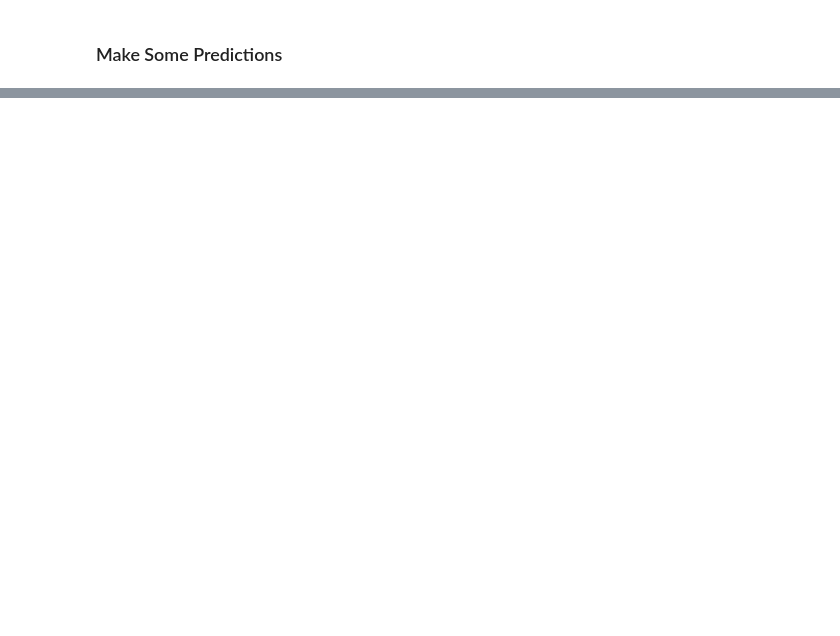
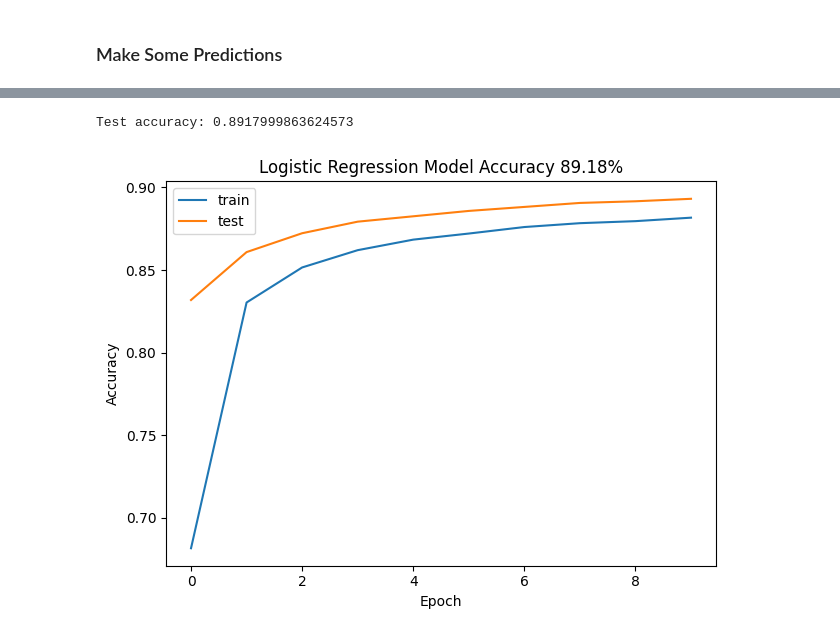
Before and after one commit to acard5meg/ece_527_assignments, a Jupyter notebook: card_scratchwork_assign_8_1.ipynb, the cells around one changed output, grey strips where cells are left out. Cells and saved outputs as stored; diff of their text form; code cells hidden in the pictures; blank space fills up the shorter version.

```diff
--- a/card_scratchwork_assign_8_1.ipynb
+++ b/card_scratchwork_assign_8_1.ipynb
@@ -252,0 +270,28 @@ array([[1.1637032e-06, 3.7199094e-12, 3.7394909e-06, 5.4343008e-03,
+# %%
+keras.utils.set_random_seed(42)
+log_reg_model = Sequential()
+
+log_reg_model.add(Input(shape=(28,28,1)))
+
+log_reg_model.add(Flatten())
+
+log_reg_model.add(keras.layers.Dense(
+    10,
+    activation = 'softmax',
+    kernel_regularizer = 'l2'))
+
+log_reg_model.compile(
+    optimizer = keras.optimizers.SGD(),
+    # loss = keras.losses.categorical_crossentropy,
+    loss = keras.losses.CategoricalCrossentropy,
+    metrics = ['accuracy']
+)
+
+log_reg_model.summary()
+
+hist_log_reg_model = log_reg_model.fit(x_train, y_train_categorical,
+          batch_size=batch_size,
+          epochs=epochs,
+          verbose=1,
+          validation_split = 0.2,
+          callbacks=None) #[history])
@@ -252,0 +330,16 @@ array([[1.1637032e-06, 3.7199094e-12, 3.7394909e-06, 5.4343008e-03,
+# %%
+log_reg_model_score = log_reg_model.evaluate(x_test, y_test_categorical, verbose=0)
+print('Test accuracy:', log_reg_model_score[1])
+
+plt.plot(hist_log_reg_model.history['accuracy'])
+plt.plot(hist_log_reg_model.history['val_accuracy'])
+plt.title(f'Logistic Regression Model Accuracy {log_reg_model_score[1]*100:.2f}%')
+plt.ylabel('Accuracy')
+plt.xlabel('Epoch')
+plt.legend(['train', 'test'], loc='upper left')
+plt.tight_layout()
+plt.savefig("log_regr.jpg")
+plt.show()
+# %% [output]
+Test accuracy: 0.8917999863624573
+[figure, added]
```
Also changed, not shown: parts of 27 cells of this notebook.
